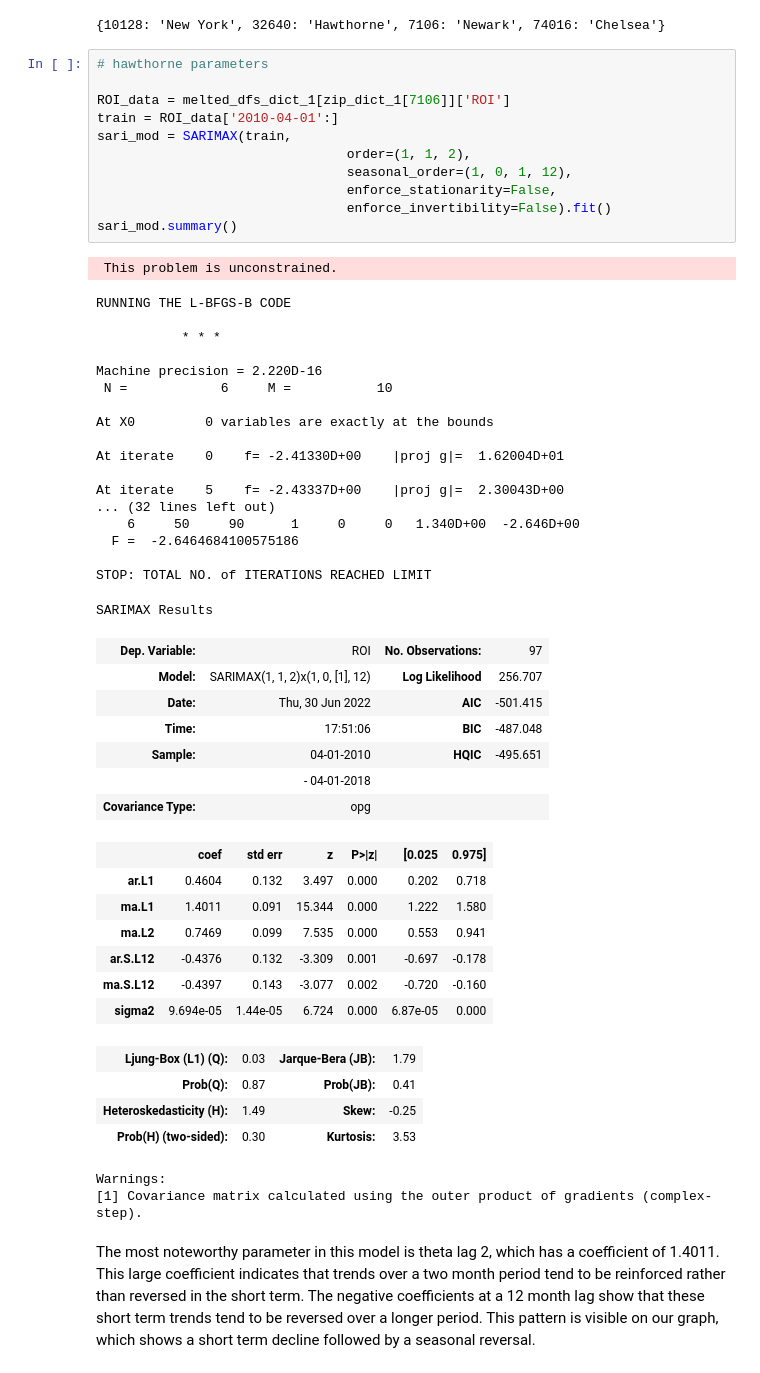
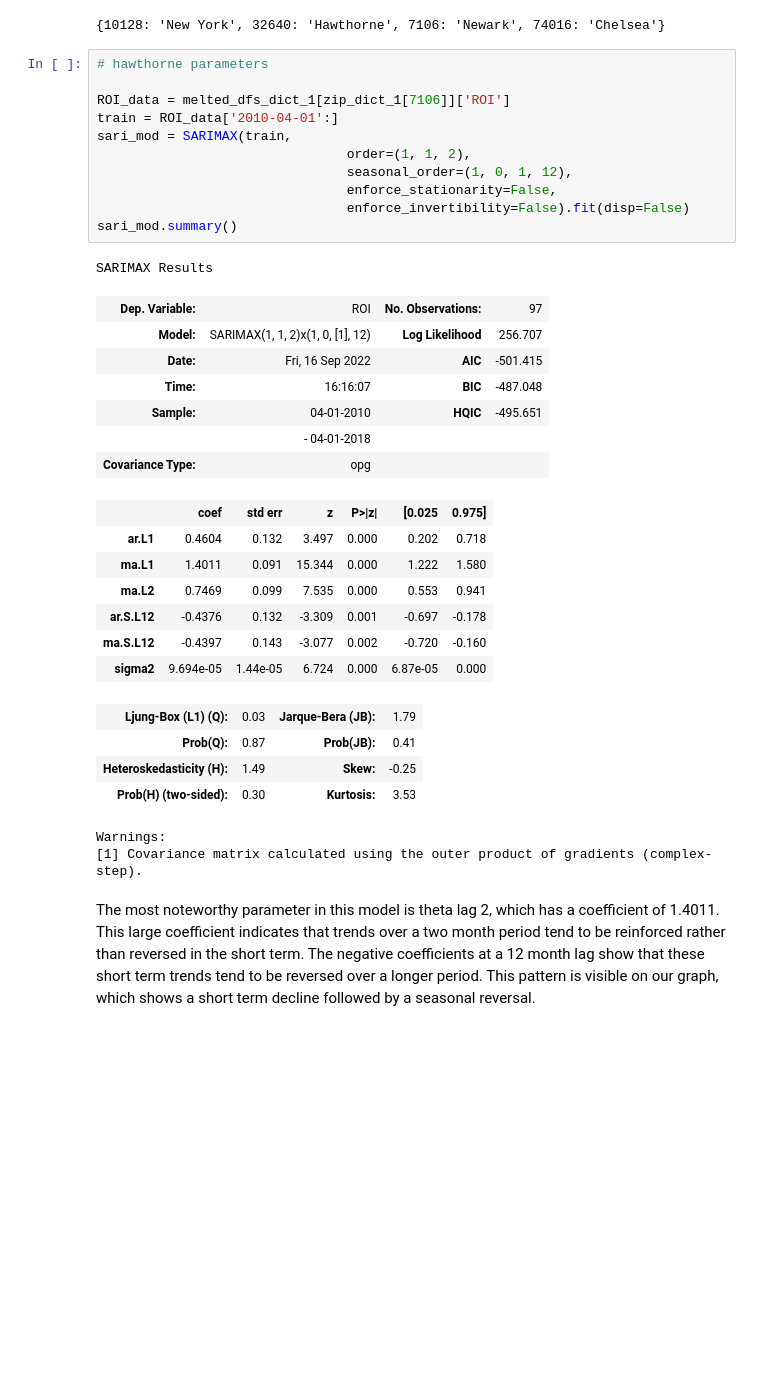
Before and after one commit to DavidKRichter/dsc-real-estate-investment, a Jupyter notebook: index.ipynb, the cells around one changed output. Cells and saved outputs as stored; diff of their text form; blank space fills up the shorter version.

```diff
--- a/index.ipynb
+++ b/index.ipynb
@@ -1210,38 +827,20 @@ zip_dict_1
 # %%
 # hawthorne parameters
 
 ROI_data = melted_dfs_dict_1[zip_dict_1[7106]]['ROI']
 train = ROI_data['2010-04-01':]
 sari_mod = SARIMAX(train,
                                 order=(1, 1, 2),
                                 seasonal_order=(1, 0, 1, 12),
                                 enforce_stationarity=False,
-                                enforce_invertibility=False).fit()
+                                enforce_invertibility=False).fit(disp=False)
 sari_mod.summary()
 # %% [output]
- This problem is unconstrained.
+SARIMAX Results
-RUNNING THE L-BFGS-B CODE
-
-           * * *
-
-Machine precision = 2.220D-16
- N =            6     M =           10
-
-At X0         0 variables are exactly at the bounds
-
-At iterate    0    f= -2.41330D+00    |proj g|=  1.62004D+01
-
-At iterate    5    f= -2.43337D+00    |proj g|=  2.30043D+00
-... (32 lines left out)
-    6     50     90      1     0     0   1.340D+00  -2.646D+00
-  F =  -2.6464684100575186
-
-STOP: TOTAL NO. of ITERATIONS REACHED LIMIT
-SARIMAX Results
 | Dep. Variable: | ROI | No. Observations: | 97 |
 | Model: | SARIMAX(1, 1, 2)x(1, 0, [1], 12) | Log Likelihood | 256.707 |
-| Date: | Thu, 30 Jun 2022 | AIC | -501.415 |
-| Time: | 17:51:06 | BIC | -487.048 |
+| Date: | Fri, 16 Sep 2022 | AIC | -501.415 |
+| Time: | 16:16:07 | BIC | -487.048 |
 | Sample: | 04-01-2010 | HQIC | -495.651 |
 |  | - 04-01-2018 |  |  |
 | Covariance Type: | opg |  |  |
@@ -1256,8 +855,8 @@ SARIMAX Results
 | Prob(Q): | 0.87 | Prob(JB): | 0.41 |
 | Heteroskedasticity (H): | 1.49 | Skew: | -0.25 |
 | Prob(H) (two-sided): | 0.30 | Kurtosis: | 3.53 |
-Warnings:
-[1] Covariance matrix calculated using the outer product of gradients (complex-step).
+Warnings:
+[1] Covariance matrix calculated using the outer product of gradients (complex-step).
 # %% [markdown]
 The most noteworthy parameter in this model is theta lag 2, which has a coefficient of 1.4011. This large coefficient indicates that trends over a two month period tend to be reinforced rather than reversed in the short term. The negative coefficients at a 12 month lag show that these short term trends tend to be reversed over a longer period. This pattern is visible on our graph, which shows a short term decline followed by a seasonal reversal.
 # %%
```
Also changed, not shown: parts of 37 cells of this notebook, 2 other files.
